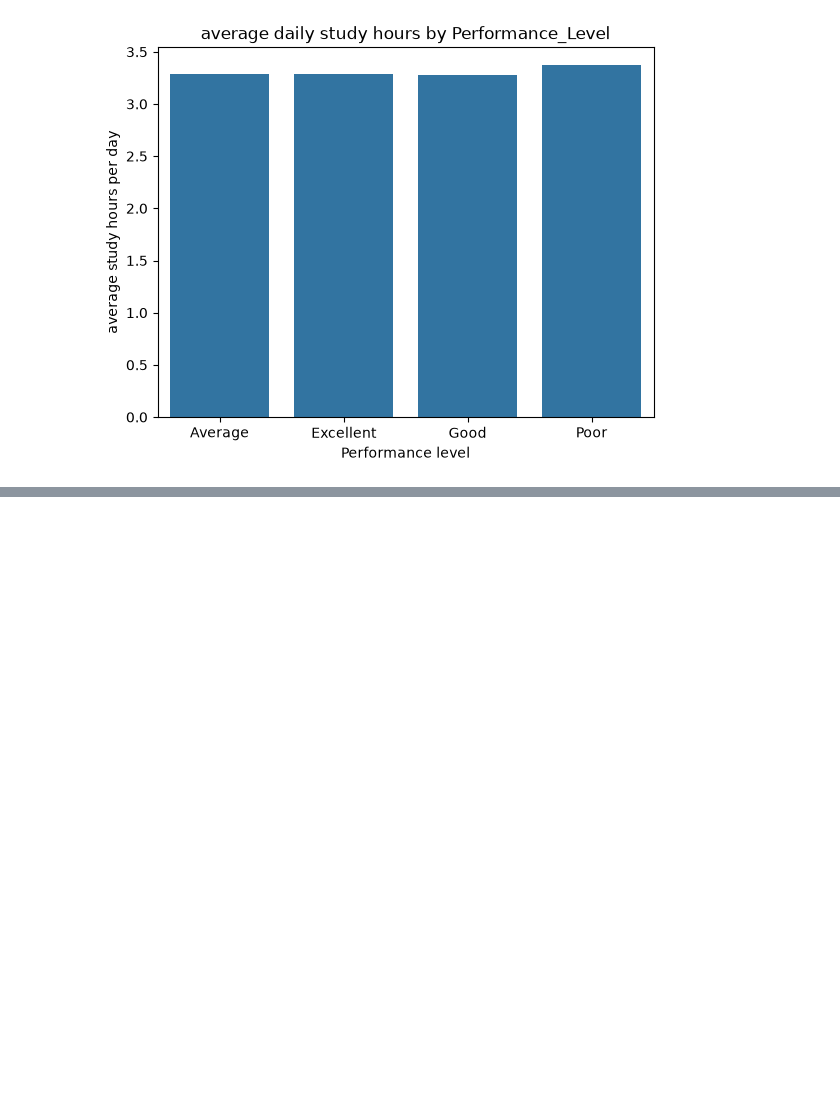
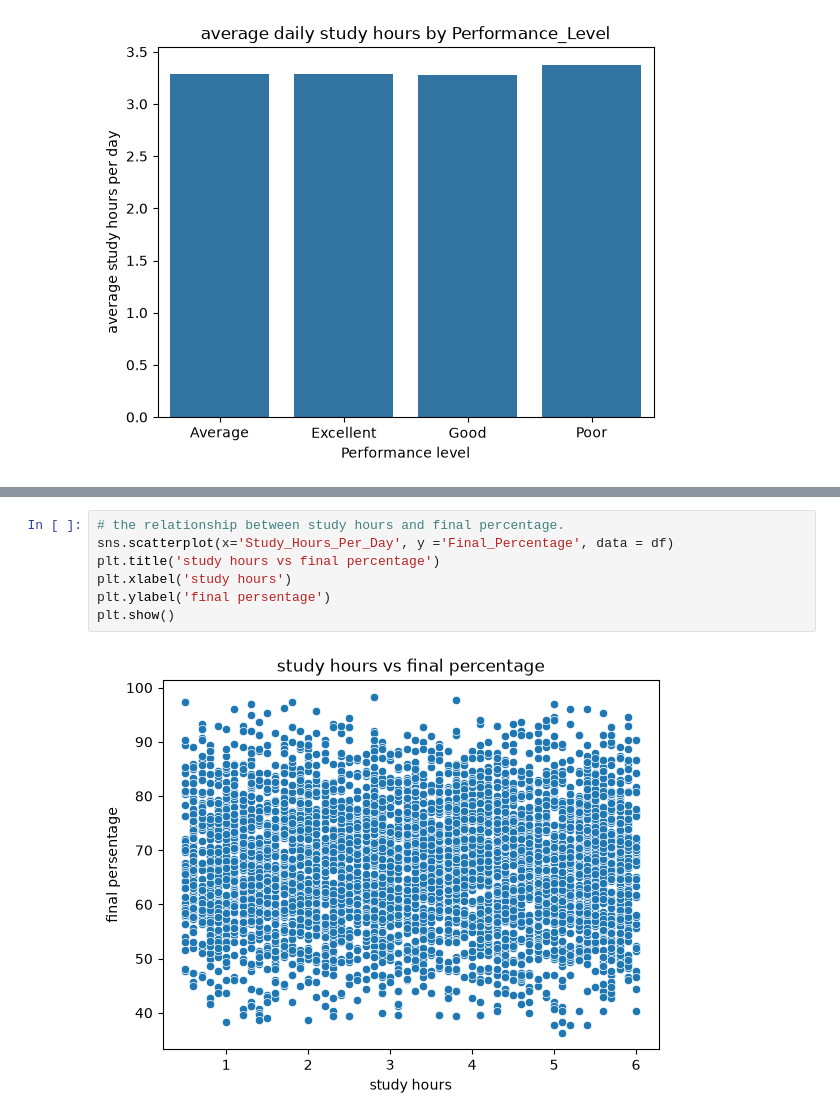
Before and after one commit to SujalHuddar/Basic_Python, a Jupyter notebook: Day5_Student_Performance_Analysis.ipynb, the cells around one changed output, grey strips where cells are left out. Cells and saved outputs as stored; diff of their text form; blank space fills up the shorter version.

```diff
--- a/Day5_Student_Performance_Analysis.ipynb
+++ b/Day5_Student_Performance_Analysis.ipynb
@@ -229 +273,10 @@ Name: Study_Hours_Per_Day, dtype: float64
+# %%
+# the relationship between study hours and final percentage.
+sns.scatterplot(x='Study_Hours_Per_Day', y ='Final_Percentage', data = df)
+plt.title('study hours vs final percentage')
+plt.xlabel('study hours')
+plt.ylabel('final persentage')
+plt.show()
+# %% [output]
+[figure, added]
 # %%
```
Also changed, not shown: parts of 7 cells of this notebook, 1 other file.
